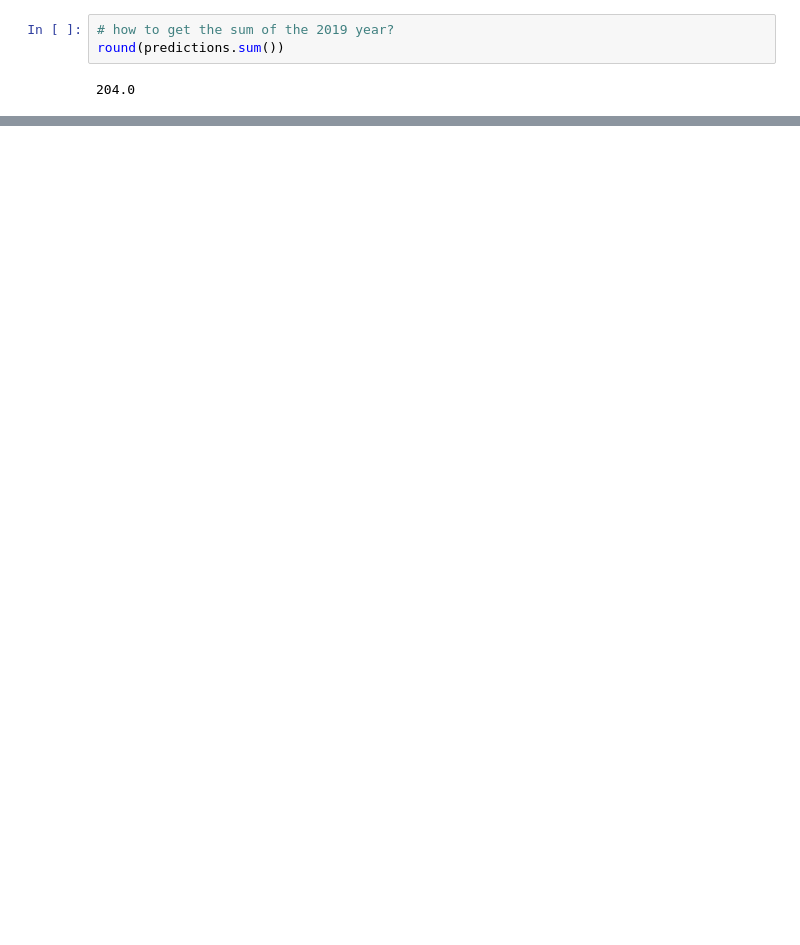
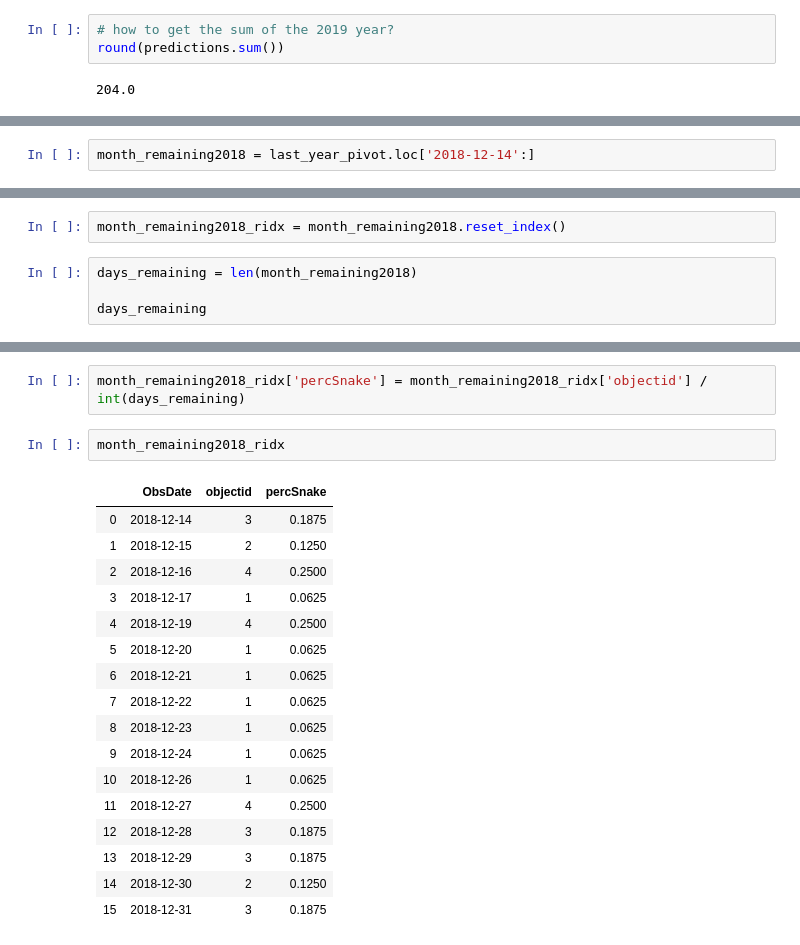
Before and after one commit to evill013/burmese-python-project, a Jupyter notebook: main.ipynb, the cells around one changed output, grey strips where cells are left out. Saved outputs shown, nothing was run; the diff lists cells and outputs as text; blank space fills up the shorter version.

```diff
--- a/main.ipynb
+++ b/main.ipynb
@@ -290,0 +361,2 @@ round(predictions.sum())
+# %%
+month_remaining2018 = last_year_pivot.loc['2018-12-14':]
@@ -290,0 +384,6 @@ round(predictions.sum())
+# %%
+month_remaining2018_ridx = month_remaining2018.reset_index()
+# %%
+days_remaining = len(month_remaining2018)
+
+days_remaining
@@ -290,0 +413,22 @@ round(predictions.sum())
+# %%
+month_remaining2018_ridx['percSnake'] = month_remaining2018_ridx['objectid'] / int(days_remaining)
+# %%
+month_remaining2018_ridx
+# %% [output]
+|  | ObsDate | objectid | percSnake |
+| 0 | 2018-12-14 | 3 | 0.1875 |
+| 1 | 2018-12-15 | 2 | 0.1250 |
+| 2 | 2018-12-16 | 4 | 0.2500 |
+| 3 | 2018-12-17 | 1 | 0.0625 |
+| 4 | 2018-12-19 | 4 | 0.2500 |
+| 5 | 2018-12-20 | 1 | 0.0625 |
+| 6 | 2018-12-21 | 1 | 0.0625 |
+| 7 | 2018-12-22 | 1 | 0.0625 |
+| 8 | 2018-12-23 | 1 | 0.0625 |
+| 9 | 2018-12-24 | 1 | 0.0625 |
+| 10 | 2018-12-26 | 1 | 0.0625 |
+| 11 | 2018-12-27 | 4 | 0.2500 |
+| 12 | 2018-12-28 | 3 | 0.1875 |
+| 13 | 2018-12-29 | 3 | 0.1875 |
+| 14 | 2018-12-30 | 2 | 0.1250 |
+| 15 | 2018-12-31 | 3 | 0.1875 |
```
Also changed, not shown: parts of 19 cells of this notebook.
